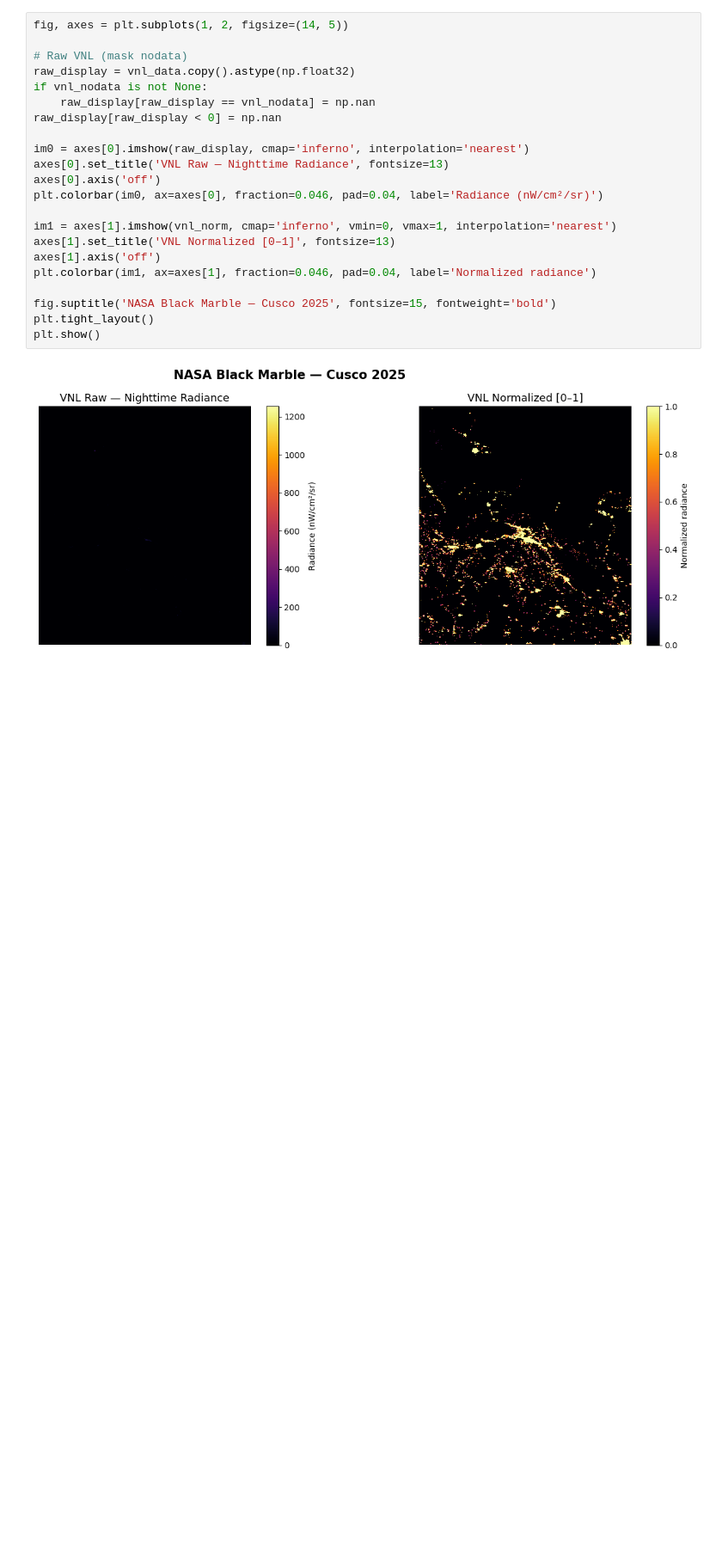
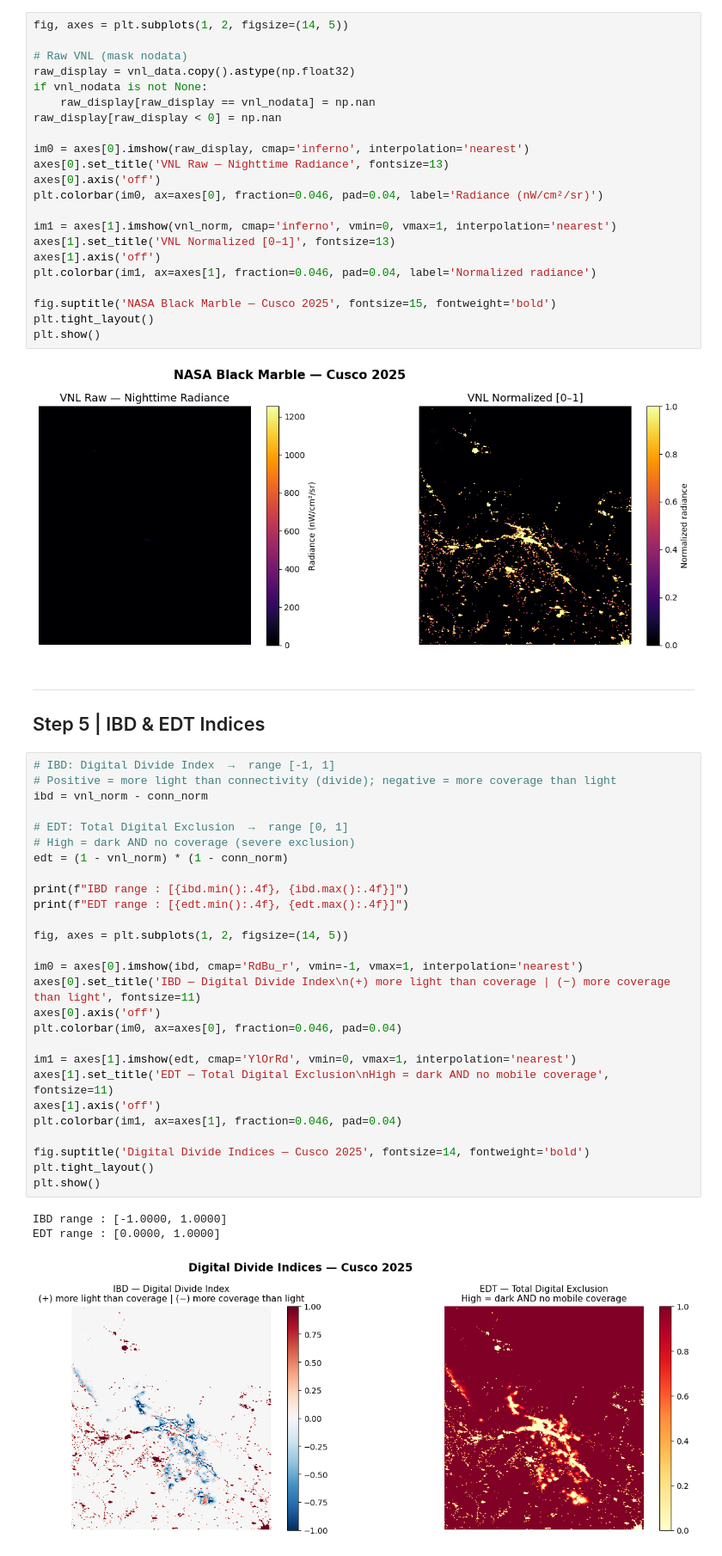
Before and after one commit to JL-VALERO/HW_3, a Jupyter notebook: raster-digital-divide/output/digital_divide_cusco.ipynb, the cells around one changed output. Shown at 86% size. Cells and saved outputs as stored; diff of their text form; blank space fills up the shorter version.

Commit message:
step 5 Map 2: Digital Divide Index (IBD) and Exclusion Index (EDT)

```diff
--- a/raster-digital-divide/output/digital_divide_cusco.ipynb
+++ b/raster-digital-divide/output/digital_divide_cusco.ipynb
@@ -184,3 +184,37 @@ plt.tight_layout()
 plt.show()
 # %% [output]
 [figure]
+# %% [markdown]
+---
+## Step 5 | IBD & EDT Indices
+# %%
+# IBD: Digital Divide Index  →  range [-1, 1]
+# Positive = more light than connectivity (divide); negative = more coverage than light
+ibd = vnl_norm - conn_norm
+
+# EDT: Total Digital Exclusion  →  range [0, 1]
+# High = dark AND no coverage (severe exclusion)
+edt = (1 - vnl_norm) * (1 - conn_norm)
+
+print(f"IBD range : [{ibd.min():.4f}, {ibd.max():.4f}]")
+print(f"EDT range : [{edt.min():.4f}, {edt.max():.4f}]")
+
+fig, axes = plt.subplots(1, 2, figsize=(14, 5))
+
+im0 = axes[0].imshow(ibd, cmap='RdBu_r', vmin=-1, vmax=1, interpolation='nearest')
+axes[0].set_title('IBD — Digital Divide Index\n(+) more light than coverage | (−) more coverage than light', fontsize=11)
+axes[0].axis('off')
+plt.colorbar(im0, ax=axes[0], fraction=0.046, pad=0.04)
+
+im1 = axes[1].imshow(edt, cmap='YlOrRd', vmin=0, vmax=1, interpolation='nearest')
+axes[1].set_title('EDT — Total Digital Exclusion\nHigh = dark AND no mobile coverage', fontsize=11)
+axes[1].axis('off')
+plt.colorbar(im1, ax=axes[1], fraction=0.046, pad=0.04)
+
+fig.suptitle('Digital Divide Indices — Cusco 2025', fontsize=14, fontweight='bold')
+plt.tight_layout()
+plt.show()
+# %% [output]
+IBD range : [-1.0000, 1.0000]
+EDT range : [0.0000, 1.0000]
+[figure, added]
```
